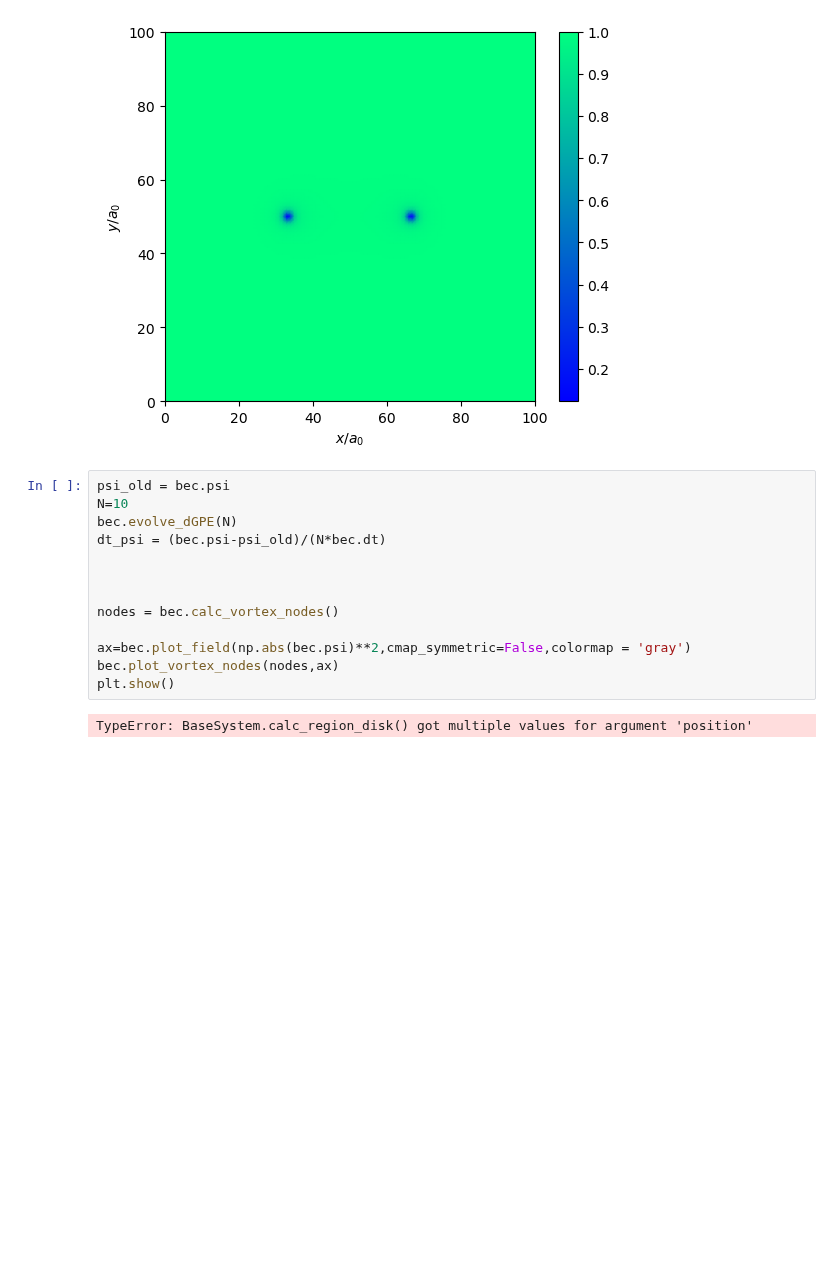
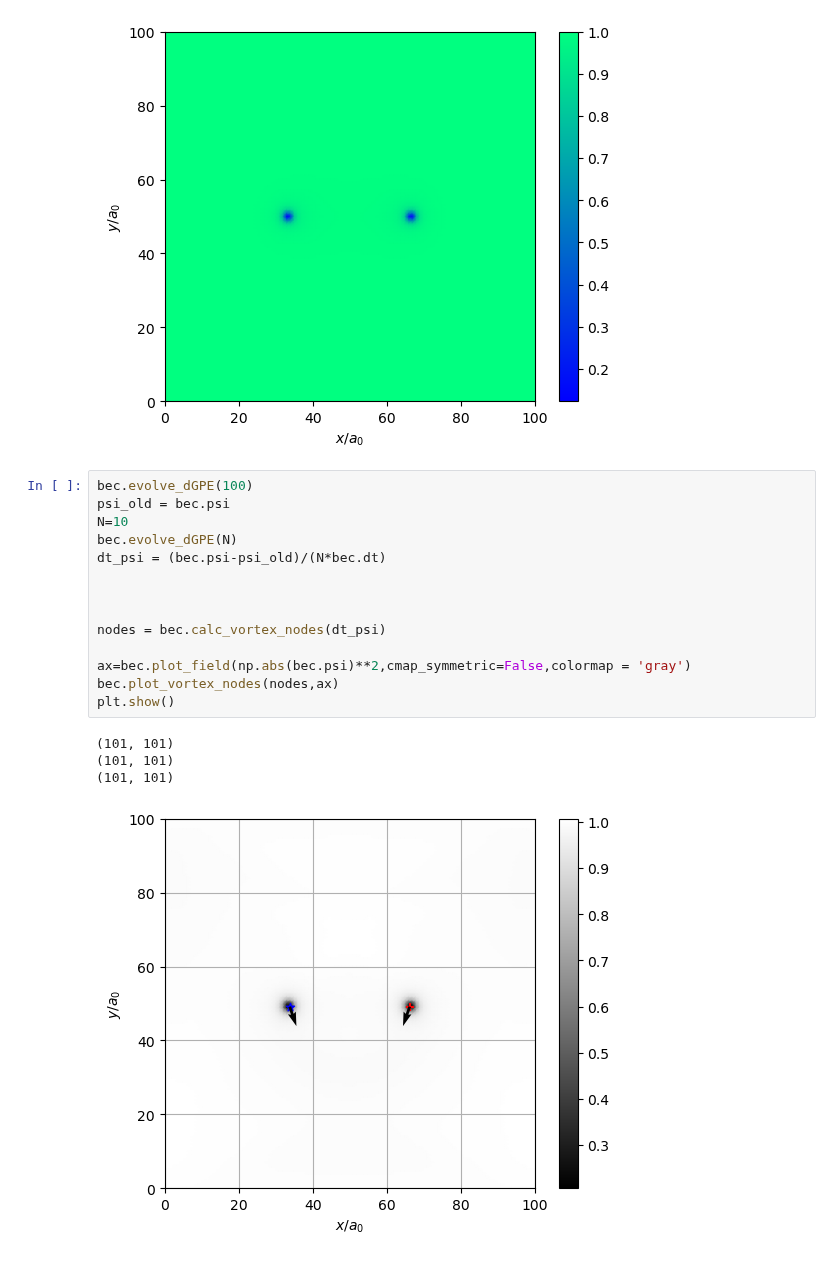
Before and after one commit to vidarsko/ComFiT, a Jupyter notebook: tutorial/Solutions/Solutions 2.0.ipynb, the cells around one changed output. Cells and saved outputs as stored; diff of their text form; blank space fills up the shorter version.

```diff
--- a/tutorial/Solutions/Solutions 2.0.ipynb
+++ b/tutorial/Solutions/Solutions 2.0.ipynb
@@ -38,17 +38,21 @@ plt.show()
 Relaxing the BEC...
 [figure]
 # %%
+bec.evolve_dGPE(100)
 psi_old = bec.psi
 N=10
 bec.evolve_dGPE(N)
 dt_psi = (bec.psi-psi_old)/(N*bec.dt)
 
 
 
-nodes = bec.calc_vortex_nodes()
+nodes = bec.calc_vortex_nodes(dt_psi)
 
 ax=bec.plot_field(np.abs(bec.psi)**2,cmap_symmetric=False,colormap = 'gray')
 bec.plot_vortex_nodes(nodes,ax)
 plt.show()
 # %% [output]
-TypeError: BaseSystem.calc_region_disk() got multiple values for argument 'position'
+(101, 101)
+(101, 101)
+(101, 101)
+[figure, added]
```
Also changed, not shown: parts of 1 cell of this notebook, 5 other files.
